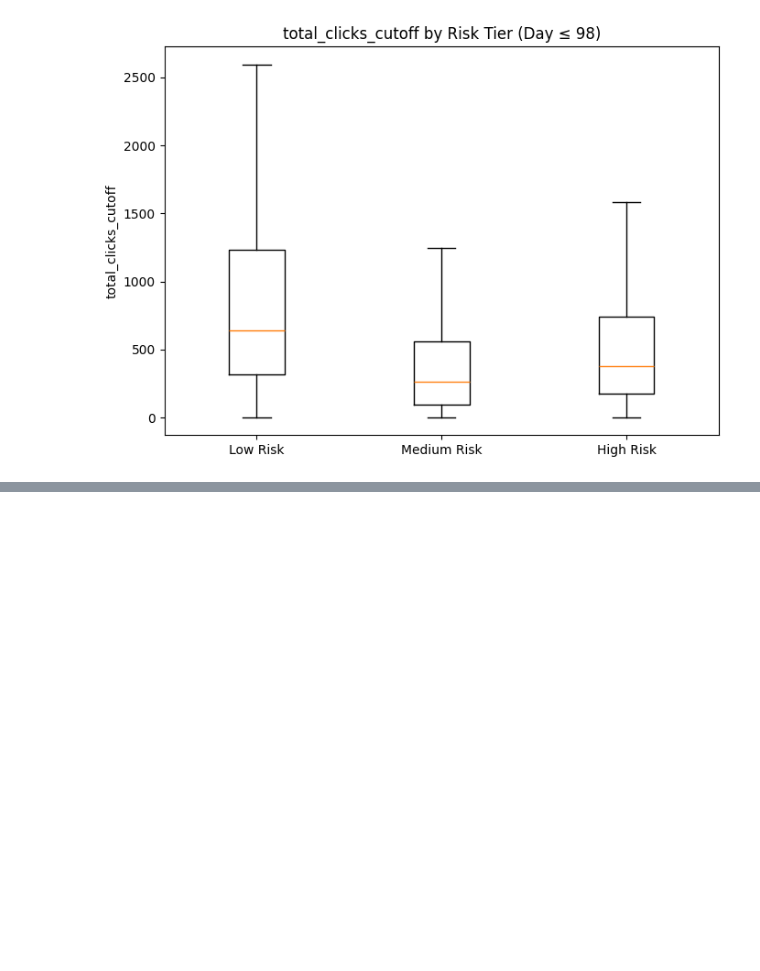
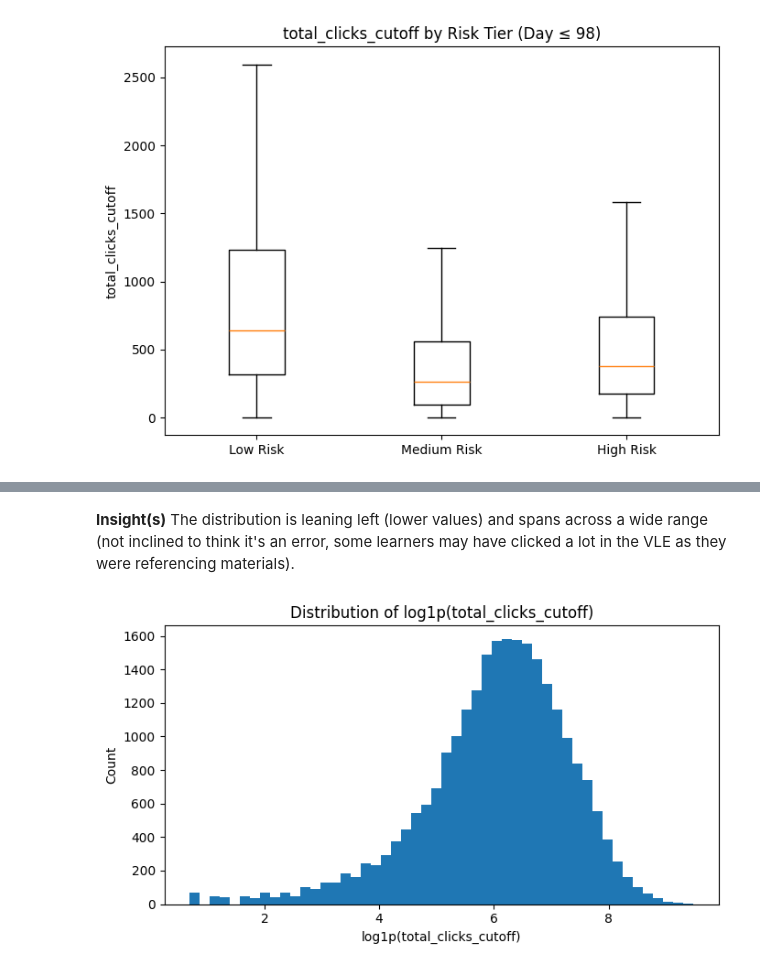
Before and after one commit to dataweby/ToU-Classification, a Jupyter notebook: notebooks/01_dataset_preprocessing.ipynb, the cells around one changed output, grey strips where cells are left out. Cells and saved outputs as stored; diff of their text form; code cells hidden in the pictures; blank space fills up the shorter version.

```diff
--- a/notebooks/01_dataset_preprocessing.ipynb
+++ b/notebooks/01_dataset_preprocessing.ipynb
@@ -892,0 +916,15 @@ plt.show()
+# %% [markdown]
+**Insight(s)**
+The distribution is leaning left (lower values) and spans across a wide range (not inclined to think it's an error, some learners may have clicked a lot in the VLE as they were referencing materials).
+# %%
+# Log1p transformation plot
+fig, ax = plt.subplots(figsize=(7, 4))
+ax.hist(np.log1p(vals), bins=50)
+ax.set_title(f"Distribution of log1p({feature_for_plot})")
+ax.set_xlabel(f"log1p({feature_for_plot})")
+ax.set_ylabel("Count")
+plt.tight_layout()
+plt.savefig(FIG_DIR / "visual_9_log1p_total_clicks_distribution.png", dpi=200)
+plt.show()
+# %% [output]
+[figure, added]
```
Also changed, not shown: parts of 4 cells of this notebook, 2 other files.
